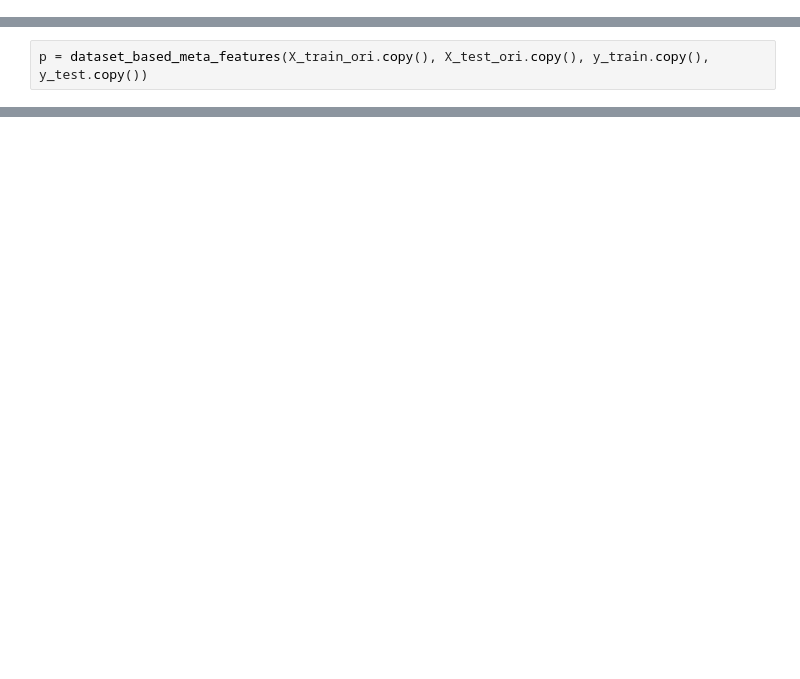
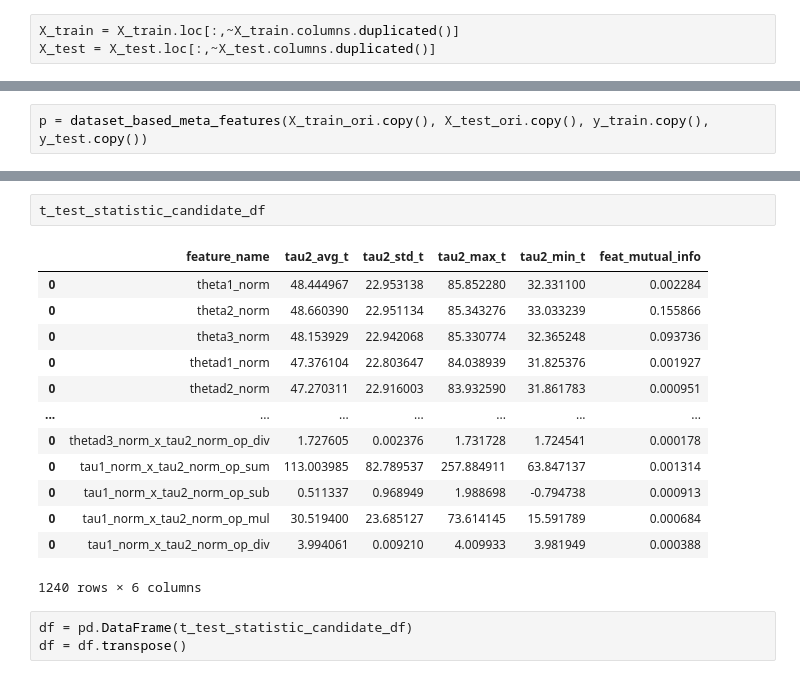
Before and after one commit to FernandoFavoretti/master_AutoML, a Jupyter notebook: articles/ExplorKit.ipynb, the cells around one changed output, grey strips where cells are left out. Cells and saved outputs as stored; diff of their text form; blank space fills up the shorter version.

```diff
--- a/articles/ExplorKit.ipynb
+++ b/articles/ExplorKit.ipynb
@@ -150,6 +235,9 @@ step3_features = X_train.columns
 # %%
 X_train = pd.concat([step1_train, step2_train, step3_train], axis=1).dropna(axis=1, thresh=0.03*X_train.shape[0])
 X_test = pd.concat([step1_test, step2_test, step3_test], axis=1)[X_train.columns]
+# %%
+X_train = X_train.loc[:,~X_train.columns.duplicated()]
+X_test = X_test.loc[:,~X_test.columns.duplicated()]
 # %%
 # discretize
 X_train, X_test = numpy_discretize(X_train, X_test, gran=10)
@@ -380,0 +606,19 @@ pymit.H_cond(x, p, bins=10)
+# %%
+t_test_statistic_candidate_df
+# %% [output]
+|  | feature_name | tau2_avg_t | tau2_std_t | tau2_max_t | tau2_min_t | feat_mutual_info |
+| 0 | theta1_norm | 48.444967 | 22.953138 | 85.852280 | 32.331100 | 0.002284 |
+| 0 | theta2_norm | 48.660390 | 22.951134 | 85.343276 | 33.033239 | 0.155866 |
+| 0 | theta3_norm | 48.153929 | 22.942068 | 85.330774 | 32.365248 | 0.093736 |
+| 0 | thetad1_norm | 47.376104 | 22.803647 | 84.038939 | 31.825376 | 0.001927 |
+| 0 | thetad2_norm | 47.270311 | 22.916003 | 83.932590 | 31.861783 | 0.000951 |
+| ... | ... | ... | ... | ... | ... | ... |
+| 0 | thetad3_norm_x_tau2_norm_op_div | 1.727605 | 0.002376 | 1.731728 | 1.724541 | 0.000178 |
+| 0 | tau1_norm_x_tau2_norm_op_sum | 113.003985 | 82.789537 | 257.884911 | 63.847137 | 0.001314 |
+| 0 | tau1_norm_x_tau2_norm_op_sub | 0.511337 | 0.968949 | 1.988698 | -0.794738 | 0.000913 |
+| 0 | tau1_norm_x_tau2_norm_op_mul | 30.519400 | 23.685127 | 73.614145 | 15.591789 | 0.000684 |
+| 0 | tau1_norm_x_tau2_norm_op_div | 3.994061 | 0.009210 | 4.009933 | 3.981949 | 0.000388 |
+1240 rows × 6 columns
+# %%
+df = pd.DataFrame(t_test_statistic_candidate_df)
+df = df.transpose()
```
Also changed, not shown: parts of 27 cells of this notebook.
